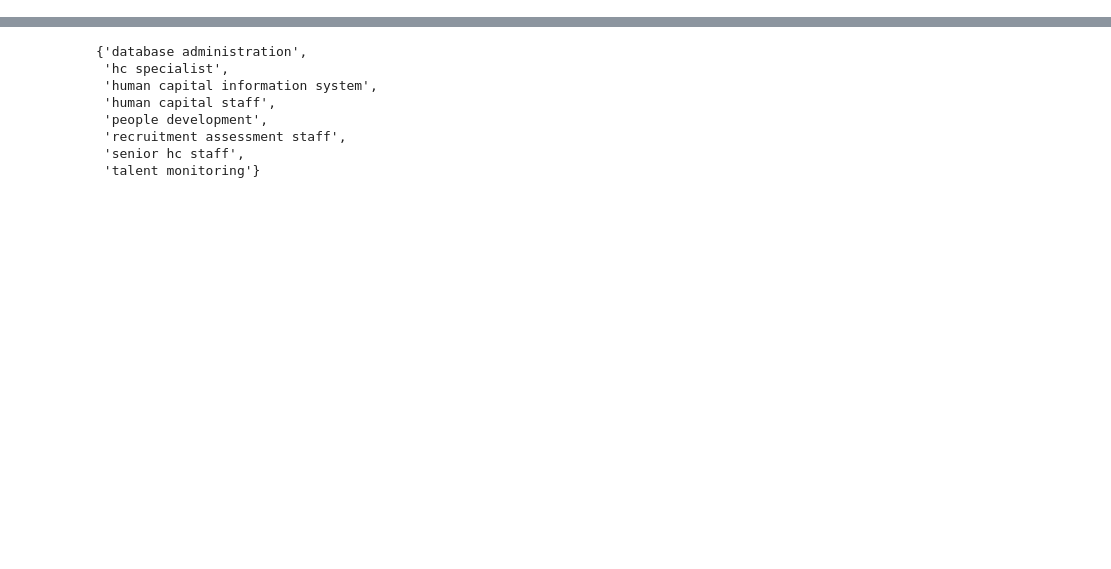
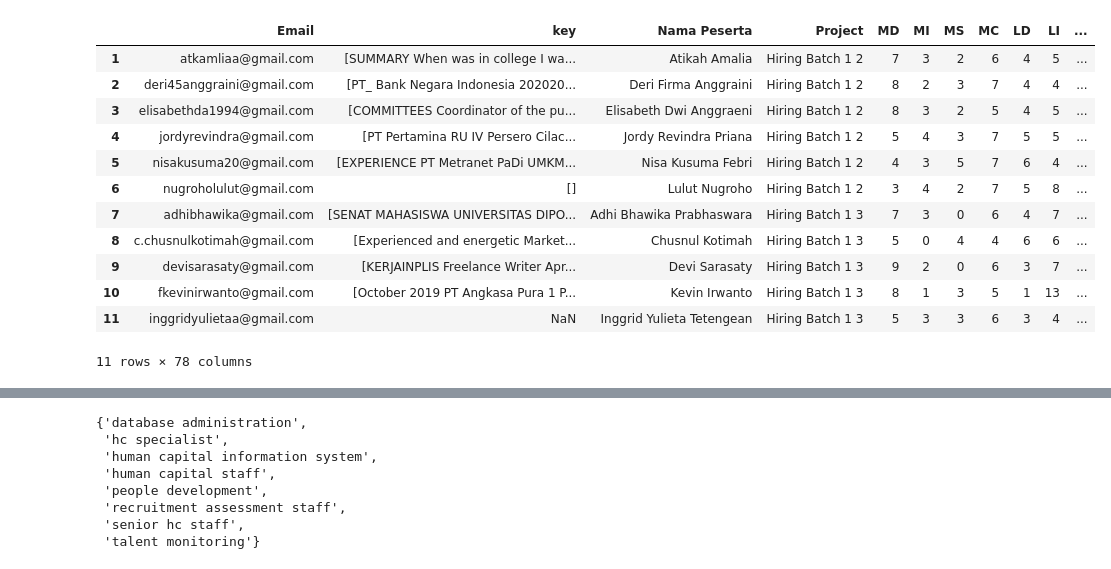
Before and after one commit to silvering-steve/TalentlyticaProjects, a Jupyter notebook: Data Extraction.ipynb, the cells around one changed output, grey strips where cells are left out. Drawn from its saved outputs; the diff is of its cells as text; code cells hidden in the pictures; blank space fills up the shorter version.

Commit message:
Final Project Update

```diff
--- a/Data Extraction.ipynb
+++ b/Data Extraction.ipynb
@@ -245,0 +227,11 @@ Using CPU device
+# %%
+import pandas as pd
+
+df = pd.read_csv('sample/data.csv')
+
+for i in range(1,11):
+    try:
+        data = extract_data("sample/analysis/{}.pdf".format(i), skills, nlp, temp_path, reader)
+        df.at[i, 'key'] = data['Exp']
+    except:
+        print("IDK can't extract")
@@ -245,0 +304,17 @@ Using CPU device
+# %%
+df = df.loc[0:11, :]
+df
+# %% [output]
+|  | Email | key | Nama Peserta | Project | MD | MI | MS | MC | LD | LI | ... |
+| 1 | atkamliaa@gmail.com | [SUMMARY When was in college I wa... | Atikah Amalia | Hiring Batch 1 2 | 7 | 3 | 2 | 6 | 4 | 5 | ... |
+| 2 | deri45anggraini@gmail.com | [PT_ Bank Negara Indonesia 202020... | Deri Firma Anggraini | Hiring Batch 1 2 | 8 | 2 | 3 | 7 | 4 | 4 | ... |
+| 3 | elisabethda1994@gmail.com | [COMMITTEES Coordinator of the pu... | Elisabeth Dwi Anggraeni | Hiring Batch 1 2 | 8 | 3 | 2 | 5 | 4 | 5 | ... |
+| 4 | jordyrevindra@gmail.com | [PT Pertamina RU IV Persero Cilac... | Jordy Revindra Priana | Hiring Batch 1 2 | 5 | 4 | 3 | 7 | 5 | 5 | ... |
+| 5 | nisakusuma20@gmail.com | [EXPERIENCE PT Metranet PaDi UMKM... | Nisa Kusuma Febri | Hiring Batch 1 2 | 4 | 3 | 5 | 7 | 6 | 4 | ... |
+| 6 | nugroholulut@gmail.com | [] | Lulut Nugroho | Hiring Batch 1 2 | 3 | 4 | 2 | 7 | 5 | 8 | ... |
+| 7 | adhibhawika@gmail.com | [SENAT MAHASISWA UNIVERSITAS DIPO... | Adhi Bhawika Prabhaswara | Hiring Batch 1 3 | 7 | 3 | 0 | 6 | 4 | 7 | ... |
+| 8 | c.chusnulkotimah@gmail.com | [Experienced and energetic Market... | Chusnul Kotimah | Hiring Batch 1 3 | 5 | 0 | 4 | 4 | 6 | 6 | ... |
+| 9 | devisarasaty@gmail.com | [KERJAINPLIS Freelance Writer Apr... | Devi Sarasaty | Hiring Batch 1 3 | 9 | 2 | 0 | 6 | 3 | 7 | ... |
+| 10 | fkevinirwanto@gmail.com | [October 2019 PT Angkasa Pura 1 P... | Kevin Irwanto | Hiring Batch 1 3 | 8 | 1 | 3 | 5 | 1 | 13 | ... |
+| 11 | inggridyulietaa@gmail.com | NaN | Inggrid Yulieta Tetengean | Hiring Batch 1 3 | 5 | 3 | 3 | 6 | 3 | 4 | ... |
+11 rows × 78 columns
```
Also changed, not shown: parts of 9 cells of this notebook, 10 other files.
